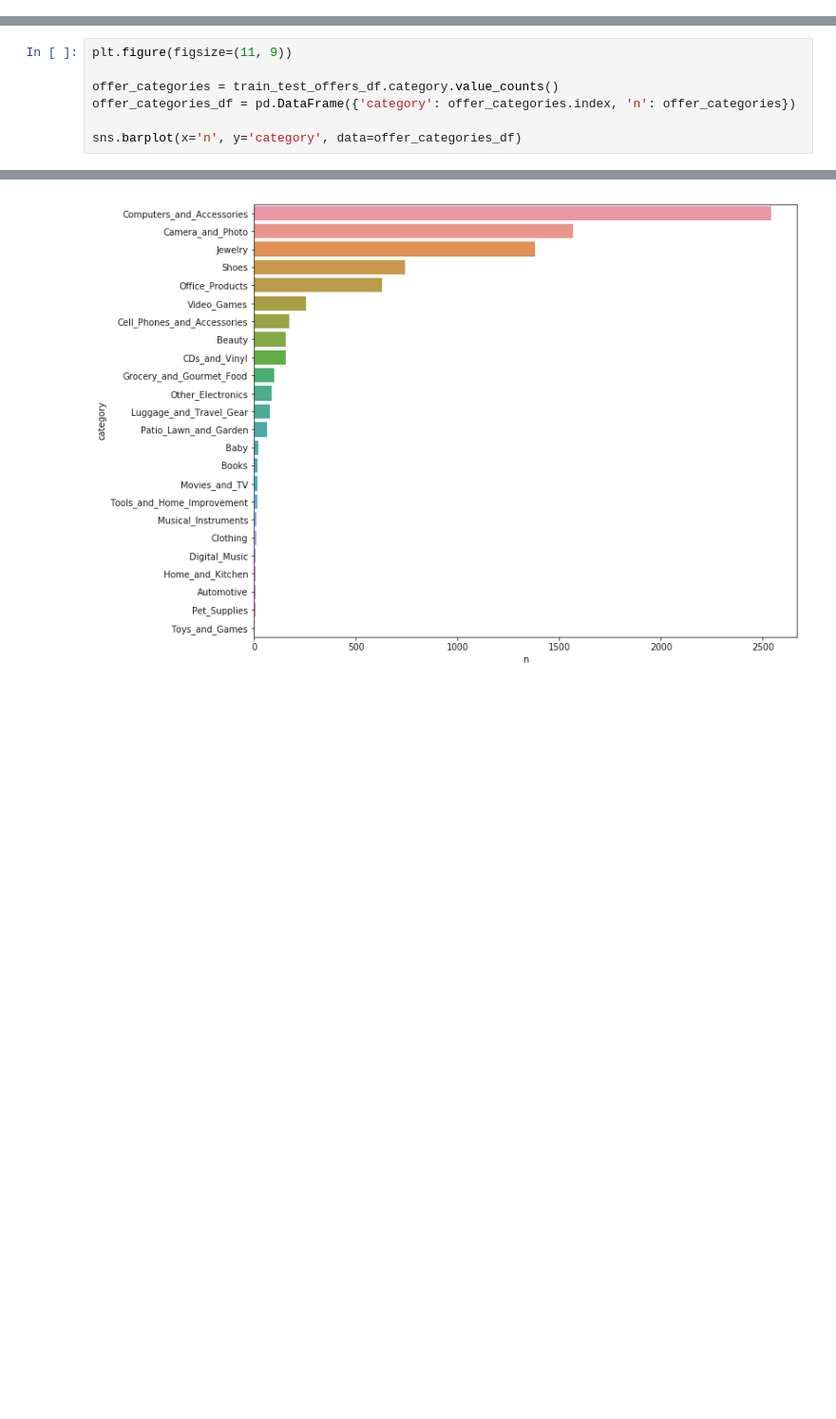
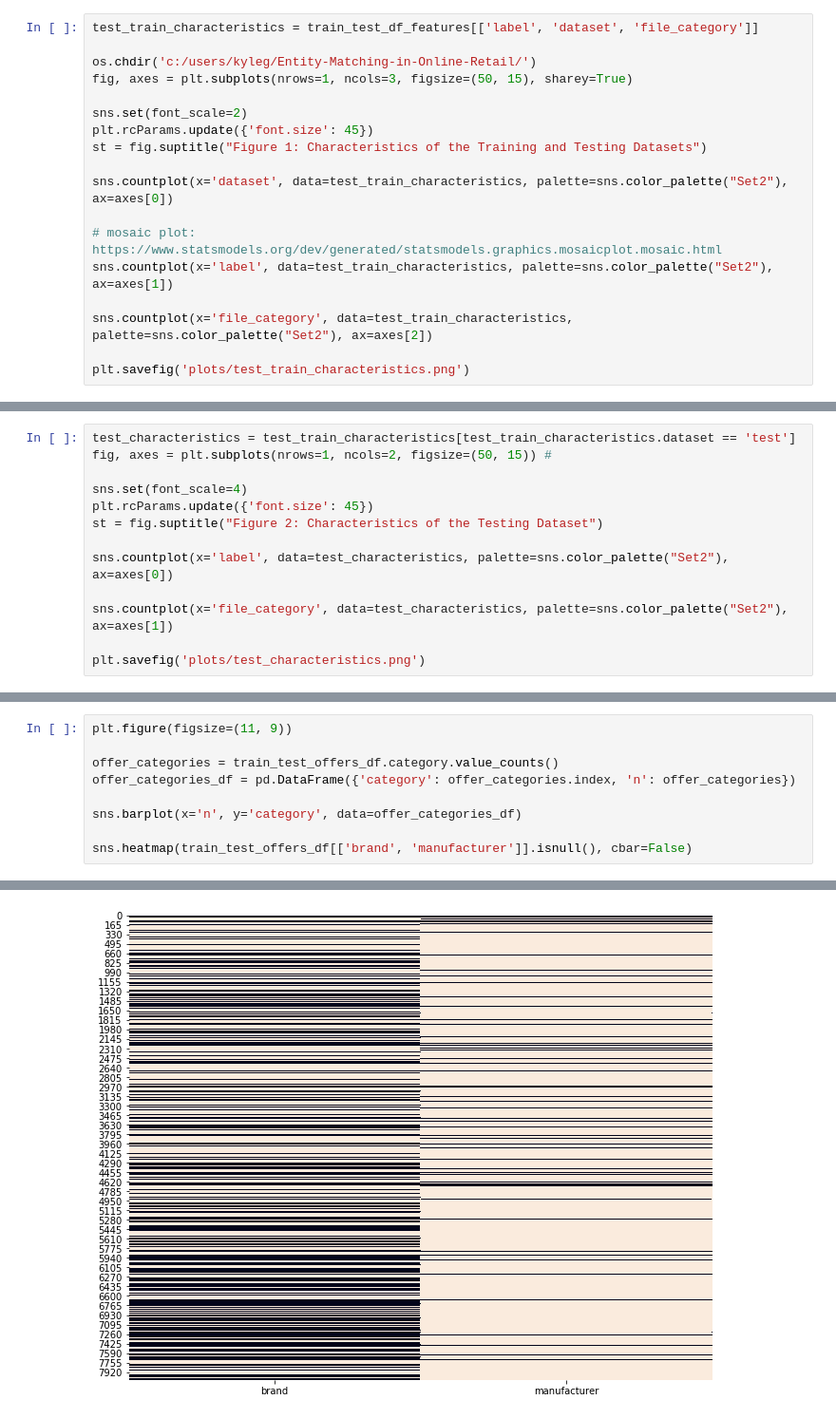
Before and after one commit to kylegilde/Entity-Matching-in-Online-Retail, a Jupyter notebook: Exploratory Data Analysis.ipynb, the cells around one changed output, grey strips where cells are left out. Shown: that part at 95% size. Cells and saved outputs as stored; diff of their text form; blank space fills up the shorter version.

Commit message:
plots

```diff
--- a/Exploratory Data Analysis.ipynb
+++ b/Exploratory Data Analysis.ipynb
@@ -13,0 +23,18 @@ from IPython.display import display, HTML
+# %%
+test_train_characteristics = train_test_df_features[['label', 'dataset', 'file_category']]
+
+os.chdir('c:/users/kyleg/Entity-Matching-in-Online-Retail/')
+fig, axes = plt.subplots(nrows=1, ncols=3, figsize=(50, 15), sharey=True)
+
+sns.set(font_scale=2)
+plt.rcParams.update({'font.size': 45})
+st = fig.suptitle("Figure 1: Characteristics of the Training and Testing Datasets")
+
+sns.countplot(x='dataset', data=test_train_characteristics, palette=sns.color_palette("Set2"), ax=axes[0])
+
+# mosaic plot: https://www.statsmodels.org/dev/generated/statsmodels.graphics.mosaicplot.mosaic.html
+sns.countplot(x='label', data=test_train_characteristics, palette=sns.color_palette("Set2"), ax=axes[1])
+
+sns.countplot(x='file_category', data=test_train_characteristics, palette=sns.color_palette("Set2"), ax=axes[2])
+
+plt.savefig('plots/test_train_characteristics.png')
@@ -49,0 +50,13 @@ dtype: float64
+# %%
+test_characteristics = test_train_characteristics[test_train_characteristics.dataset == 'test']
+fig, axes = plt.subplots(nrows=1, ncols=2, figsize=(50, 15)) #
+
+sns.set(font_scale=4)
+plt.rcParams.update({'font.size': 45})
+st = fig.suptitle("Figure 2: Characteristics of the Testing Dataset")
+
+sns.countplot(x='label', data=test_characteristics, palette=sns.color_palette("Set2"), ax=axes[0])
+
+sns.countplot(x='file_category', data=test_characteristics, palette=sns.color_palette("Set2"), ax=axes[1])
+
+plt.savefig('plots/test_characteristics.png')
@@ -50,10 +158,12 @@ dtype: float64
 # %%
 plt.figure(figsize=(11, 9))
 
 offer_categories = train_test_offers_df.category.value_counts()
 offer_categories_df = pd.DataFrame({'category': offer_categories.index, 'n': offer_categories})
 
 sns.barplot(x='n', y='category', data=offer_categories_df)
+
+sns.heatmap(train_test_offers_df[['brand', 'manufacturer']].isnull(), cbar=False)
 # %% [output]
 <matplotlib.axes._subplots.AxesSubplot at 0x...>
-[figure, old version]
+[figure, new version]
```
Also changed, not shown: parts of 19 cells of this notebook, 10 other files.
